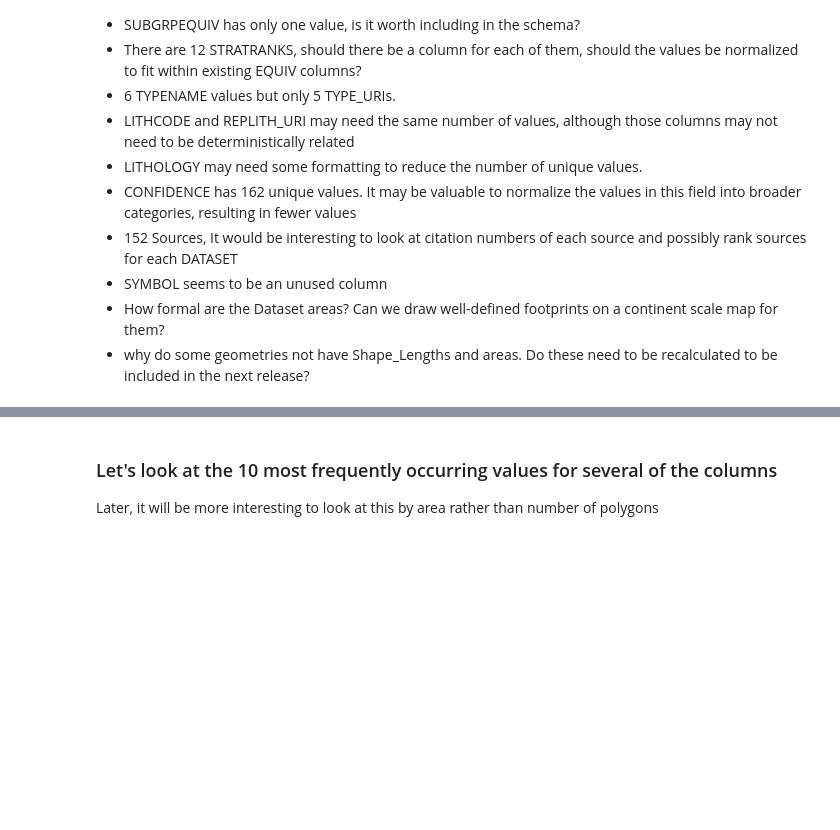
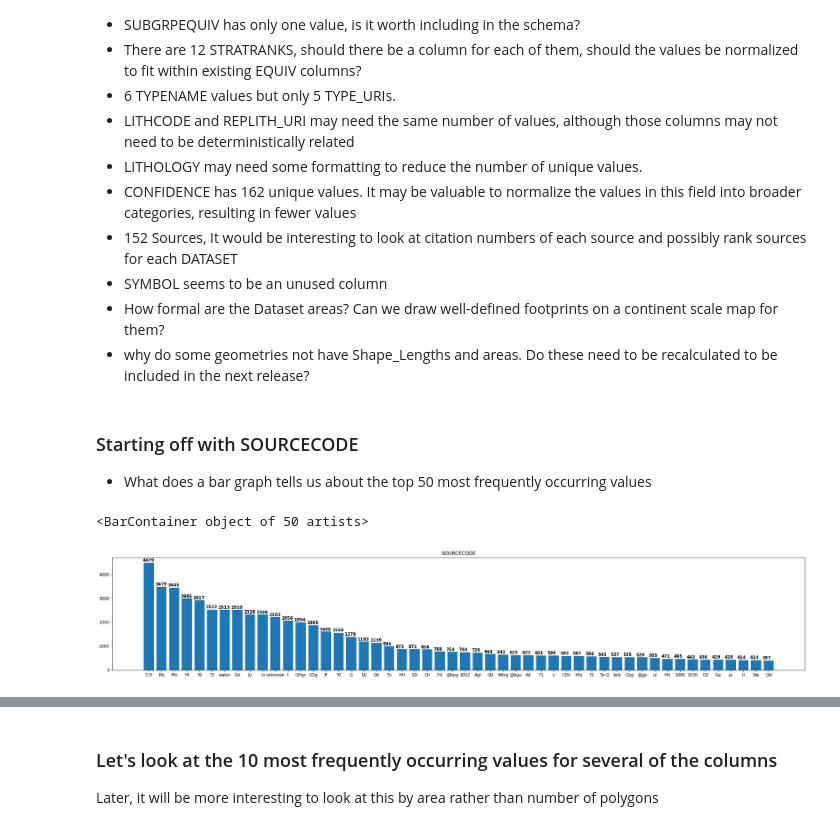
Before and after one commit to selkind/GeoMap, a Jupyter notebook: scratch.ipynb, the cells around one changed output, grey strips where cells are left out. Cells and saved outputs as stored; diff of their text form; code cells hidden in the pictures; blank space fills up the shorter version.

Commit message:
normalized plot added. labeled bars included. Prelim discussion done

```diff
--- a/scratch.ipynb
+++ b/scratch.ipynb
@@ -54,3 +54,17 @@ display(nunique_cols[28:].transpose())
 - SYMBOL seems to be an unused column
 - How formal are the Dataset areas? Can we draw well-defined footprints on a continent scale map for them?
 - why do some geometries not have Shape_Lengths and areas. Do these need to be recalculated to be included in the next release?
+# %% [markdown]
+### Starting off with SOURCECODE
+- What does a bar graph tells us about the top 50 most frequently occurring values
+# %%
+counts = data["SOURCECODE"].value_counts(ascending=False)
+fig, ax = plt.subplots(1, 1, figsize=(30,5))
+values_to_plot = 50
+ax.set_title("SOURCECODE")
+for i, v in enumerate(counts[:values_to_plot]):
+    ax.text(i - .5, v + 50, str(v), color='black', fontweight='bold')
+ax.bar(counts.index[:values_to_plot], counts[:values_to_plot])
+# %% [output]
+<BarContainer object of 50 artists>
+[figure, added]
```
Also changed, not shown: parts of 6 cells of this notebook.
